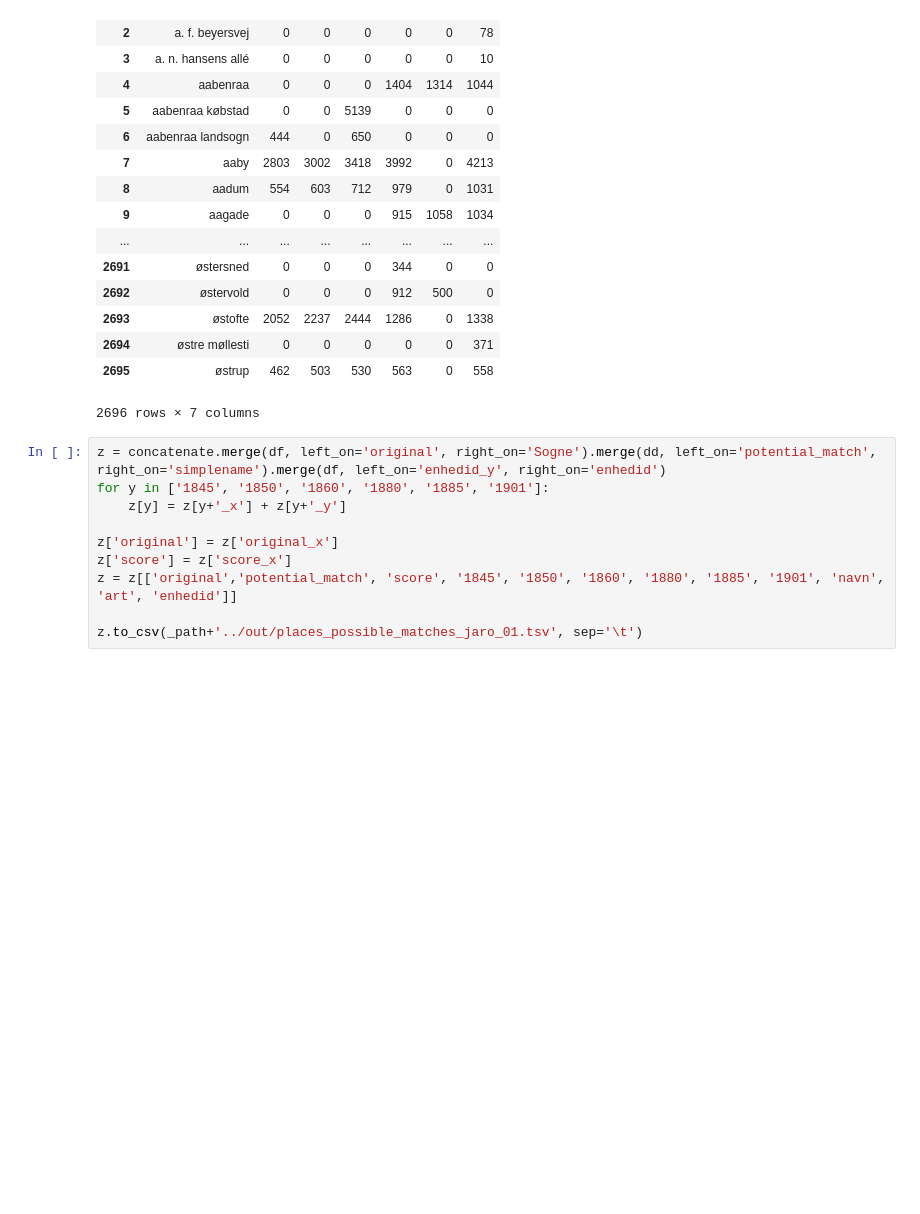
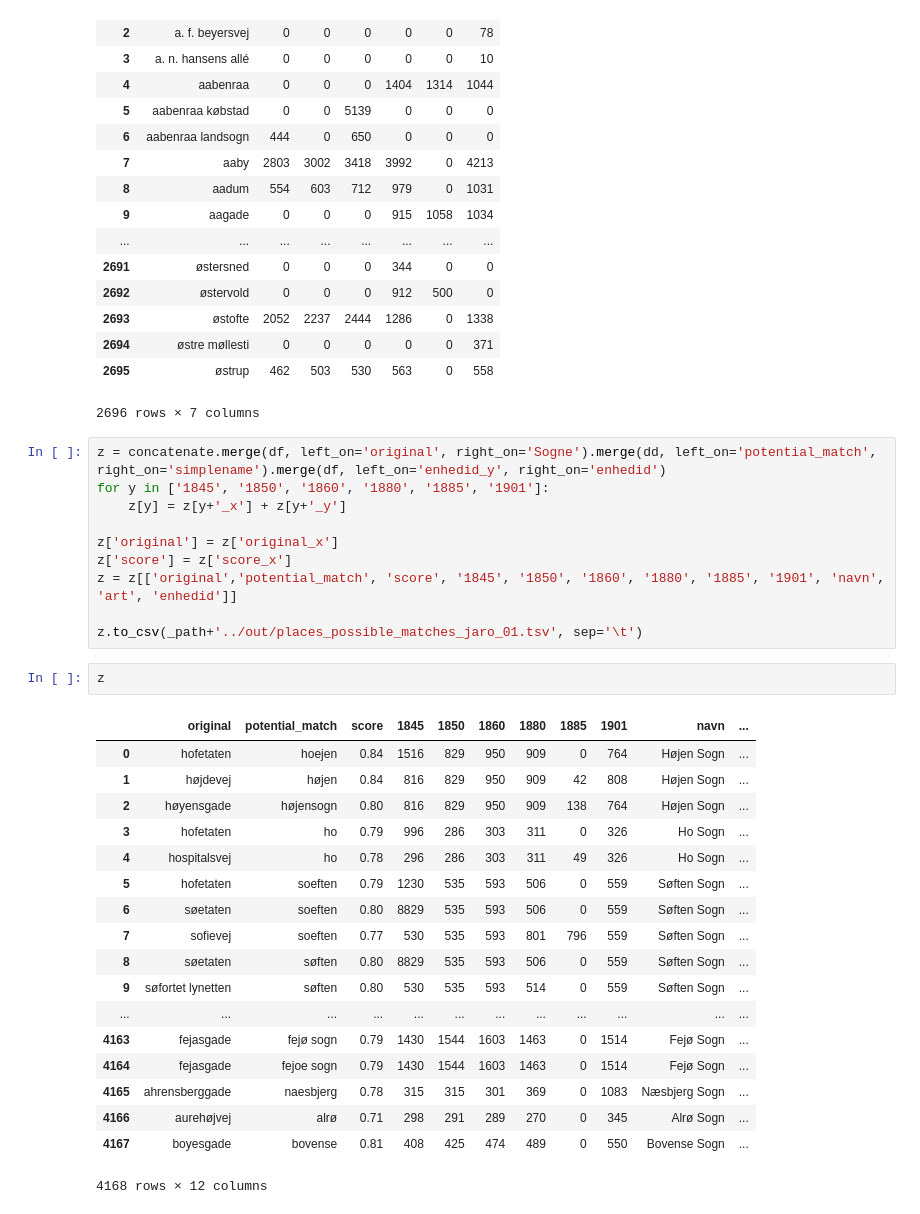
Before and after one commit to link-lives/city-standardization, a Jupyter notebook: city_unification.ipynb, the cells around one changed output. Cells and saved outputs as stored; diff of their text form; blank space fills up the shorter version.

```diff
--- a/city_unification.ipynb
+++ b/city_unification.ipynb
@@ -656,3 +656,24 @@ z['score'] = z['score_x']
 z = z[['original','potential_match', 'score', '1845', '1850', '1860', '1880', '1885', '1901', 'navn', 'art', 'enhedid']]
 
 z.to_csv(_path+'../out/places_possible_matches_jaro_01.tsv', sep='\t')
+# %%
+z
+# %% [output]
+|  | original | potential_match | score | 1845 | 1850 | 1860 | 1880 | 1885 | 1901 | navn | ... |
+| 0 | hofetaten | hoejen | 0.84 | 1516 | 829 | 950 | 909 | 0 | 764 | Højen Sogn | ... |
+| 1 | højdevej | højen | 0.84 | 816 | 829 | 950 | 909 | 42 | 808 | Højen Sogn | ... |
+| 2 | høyensgade | højensogn | 0.80 | 816 | 829 | 950 | 909 | 138 | 764 | Højen Sogn | ... |
+| 3 | hofetaten | ho | 0.79 | 996 | 286 | 303 | 311 | 0 | 326 | Ho Sogn | ... |
+| 4 | hospitalsvej | ho | 0.78 | 296 | 286 | 303 | 311 | 49 | 326 | Ho Sogn | ... |
+| 5 | hofetaten | soeften | 0.79 | 1230 | 535 | 593 | 506 | 0 | 559 | Søften Sogn | ... |
+| 6 | søetaten | soeften | 0.80 | 8829 | 535 | 593 | 506 | 0 | 559 | Søften Sogn | ... |
+| 7 | sofievej | soeften | 0.77 | 530 | 535 | 593 | 801 | 796 | 559 | Søften Sogn | ... |
+| 8 | søetaten | søften | 0.80 | 8829 | 535 | 593 | 506 | 0 | 559 | Søften Sogn | ... |
+| 9 | søfortet lynetten | søften | 0.80 | 530 | 535 | 593 | 514 | 0 | 559 | Søften Sogn | ... |
+| ... | ... | ... | ... | ... | ... | ... | ... | ... | ... | ... | ... |
+| 4163 | fejasgade | fejø sogn | 0.79 | 1430 | 1544 | 1603 | 1463 | 0 | 1514 | Fejø Sogn | ... |
+| 4164 | fejasgade | fejoe sogn | 0.79 | 1430 | 1544 | 1603 | 1463 | 0 | 1514 | Fejø Sogn | ... |
+| 4165 | ahrensberggade | naesbjerg | 0.78 | 315 | 315 | 301 | 369 | 0 | 1083 | Næsbjerg Sogn | ... |
+| 4166 | aurehøjvej | alrø | 0.71 | 298 | 291 | 289 | 270 | 0 | 345 | Alrø Sogn | ... |
+| 4167 | boyesgade | bovense | 0.81 | 408 | 425 | 474 | 489 | 0 | 550 | Bovense Sogn | ... |
+4168 rows × 12 columns
```
